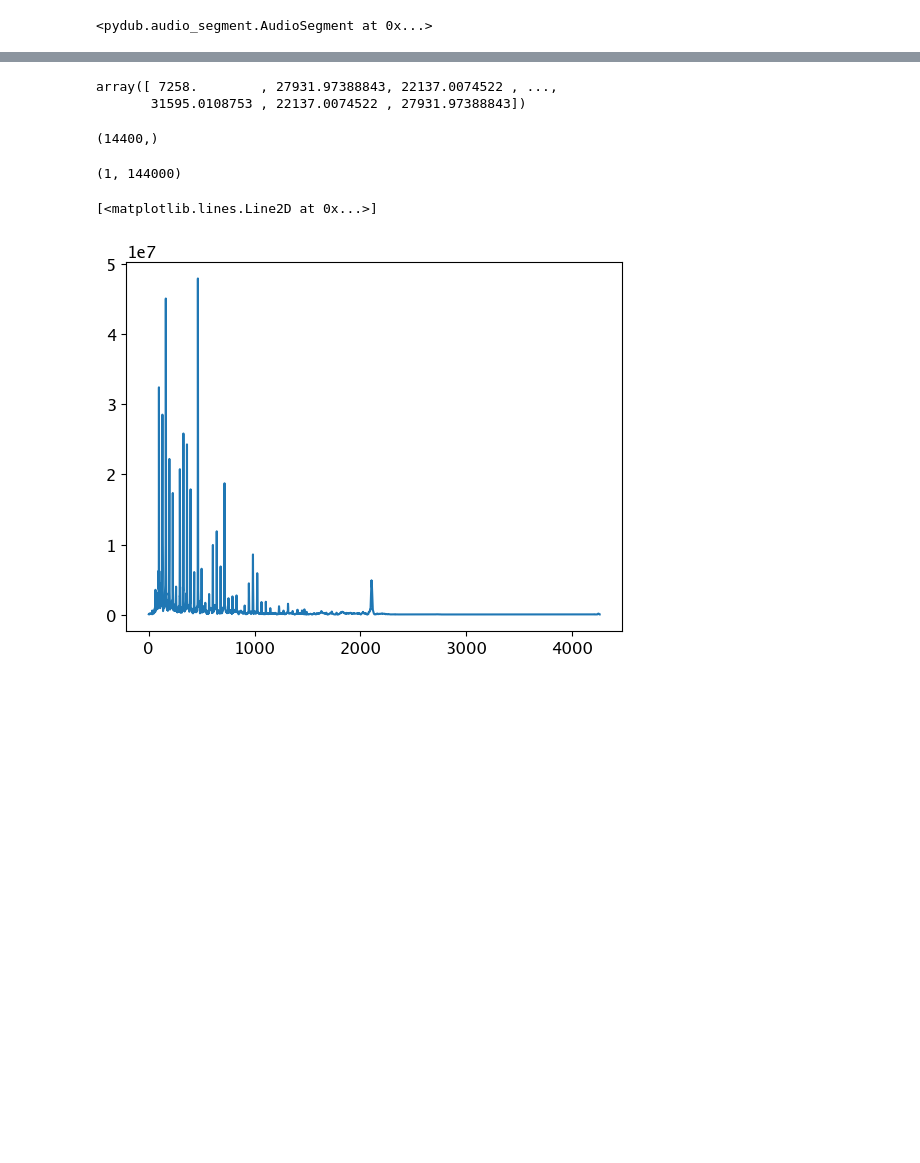
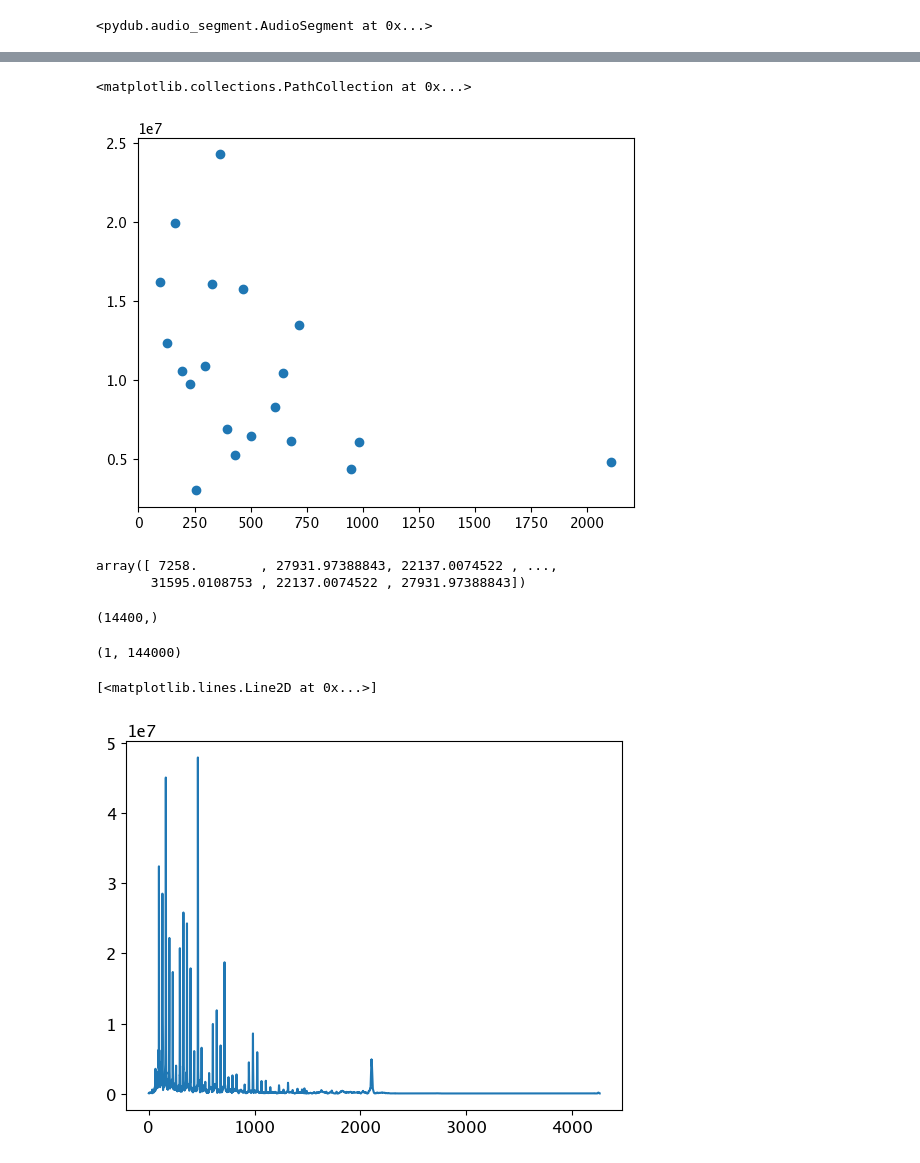
Before and after one commit to VamsiImmanneni/Sound-Separation-Project, a Jupyter notebook: Analysis-Midway.ipynb, the cells around one changed output, grey strips where cells are left out. Drawn from its saved outputs; the diff is of its cells as text; code cells hidden in the pictures; blank space fills up the shorter version.

```diff
--- a/Analysis-Midway.ipynb
+++ b/Analysis-Midway.ipynb
@@ -88,2 +14,3 @@ class Analyzer:
-# %%
-matplotlib.rcParams.update({'font.size': 12})
+# %%
+arr = [i for i in range(10)]
+i = [i for i in range(5)]
@@ -93,3 +142,5 @@ test = Analyzer('1_7.wav')
 x, stft_arr = test.stft(10)
 # %%
 x_fft, fft_arr = test.stft(1)
+# %%
+a,b = test.filter(np.ravel(x_fft),np.ravel(fft_arr),20)
@@ -96,3 +165,10 @@ x_fft, fft_arr = test.stft(1)
+# %%
+c,d = test.filter_min(a,b,0.3e7)
+# %%
+plt.scatter(c,d)
+# %% [output]
+<matplotlib.collections.PathCollection at 0x...>
+[figure, added]
 # %%
 def get_difs(arr):
     a = np.abs(arr)
```
Also changed, not shown: parts of 5 cells of this notebook, 23 other files.
